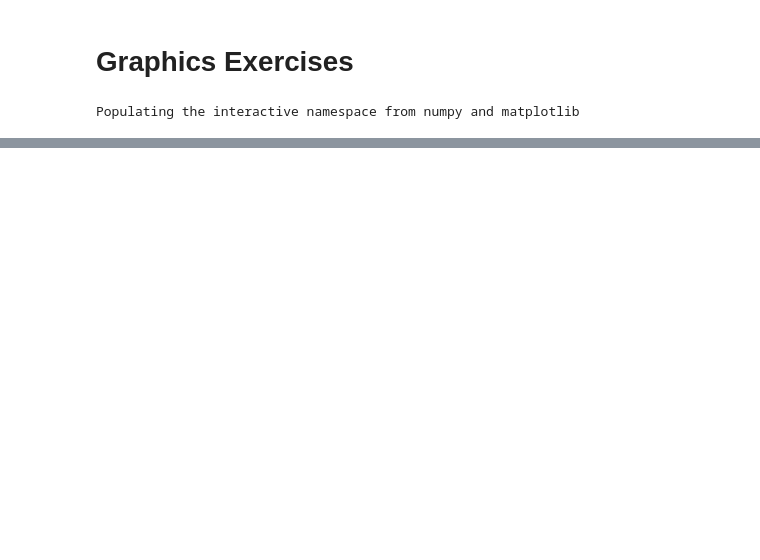
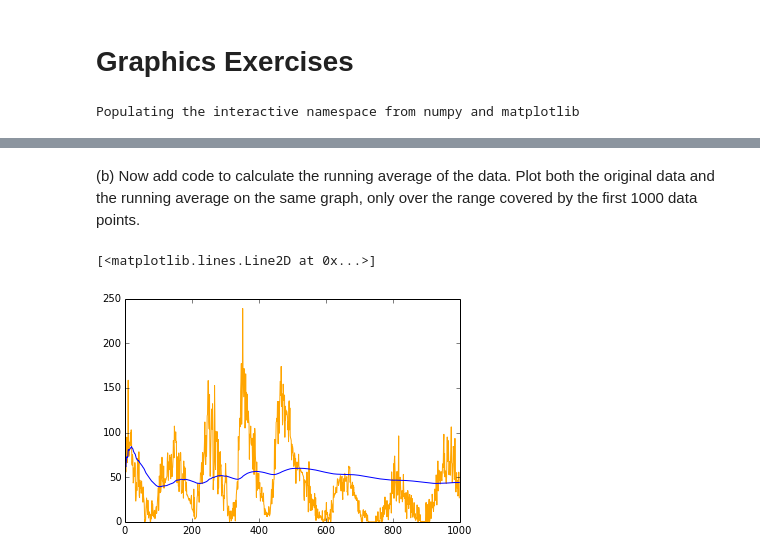
Before and after one commit to dclove202/PHYS202-S14, a Jupyter notebook: Graphics/GraphicsExercises.ipynb, the cells around one changed output, grey strips where cells are left out. Drawn from its saved outputs; the diff is of its cells as text; code cells hidden in the pictures; blank space fills up the shorter version.

```diff
--- a/Graphics/GraphicsExercises.ipynb
+++ b/Graphics/GraphicsExercises.ipynb
@@ -167,0 +119,23 @@ plt.ylabel('Number of Sunspots')
+# %% [markdown]
+(b) Now add code to calculate the running average of the data. Plot both the original data and the running average on the same graph, only over the range covered by the first 1000 data points.
+# %%
+running_mean = []
+denominator = 0
+numerator = 0
+for i in range(1000):
+    denominator+= 1
+    numerator += y[i]
+    running_mean.append( numerator/denominator)
+m = np.array(running_mean)
+w = np.arange(0,1000)
+ny = []
+for i in range(1000):
+    ny.append(y[i])
+z = np.array(ny)
+
+
+plt.plot(w,z, label='Sunspots', color='orange')
+plt.plot(w,m, label='Running Mean', color='blue')
+# %% [output]
+[<matplotlib.lines.Line2D at 0x...>]
+[figure, added]
```
Also changed, not shown: parts of 18 cells of this notebook, 4 other files.
